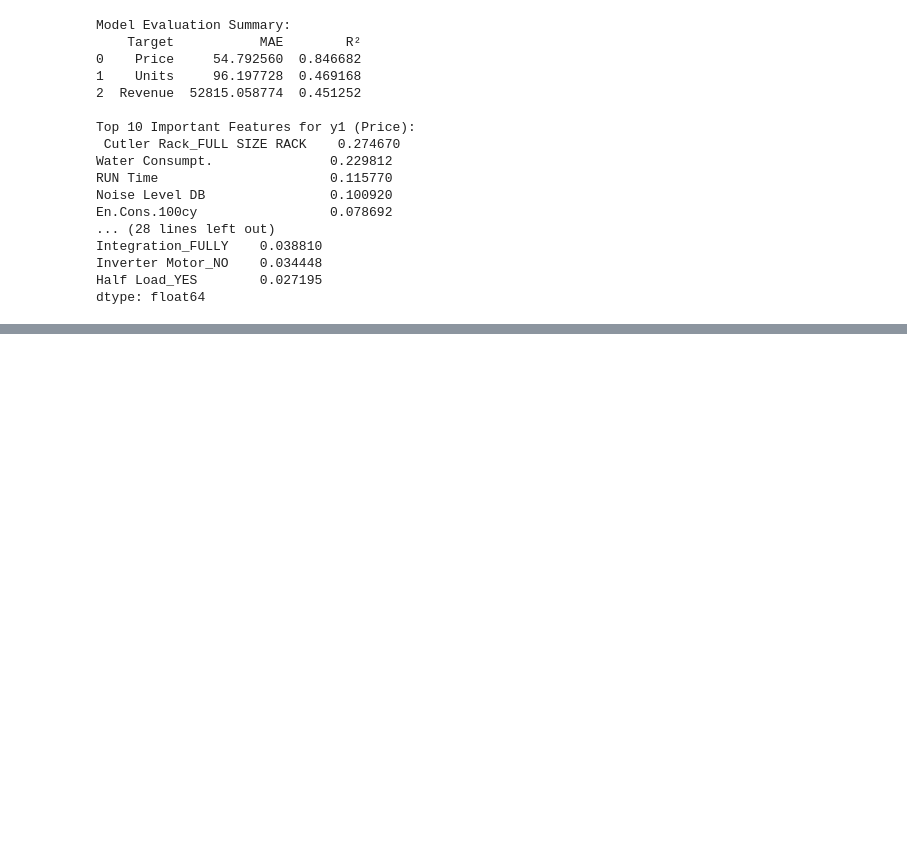
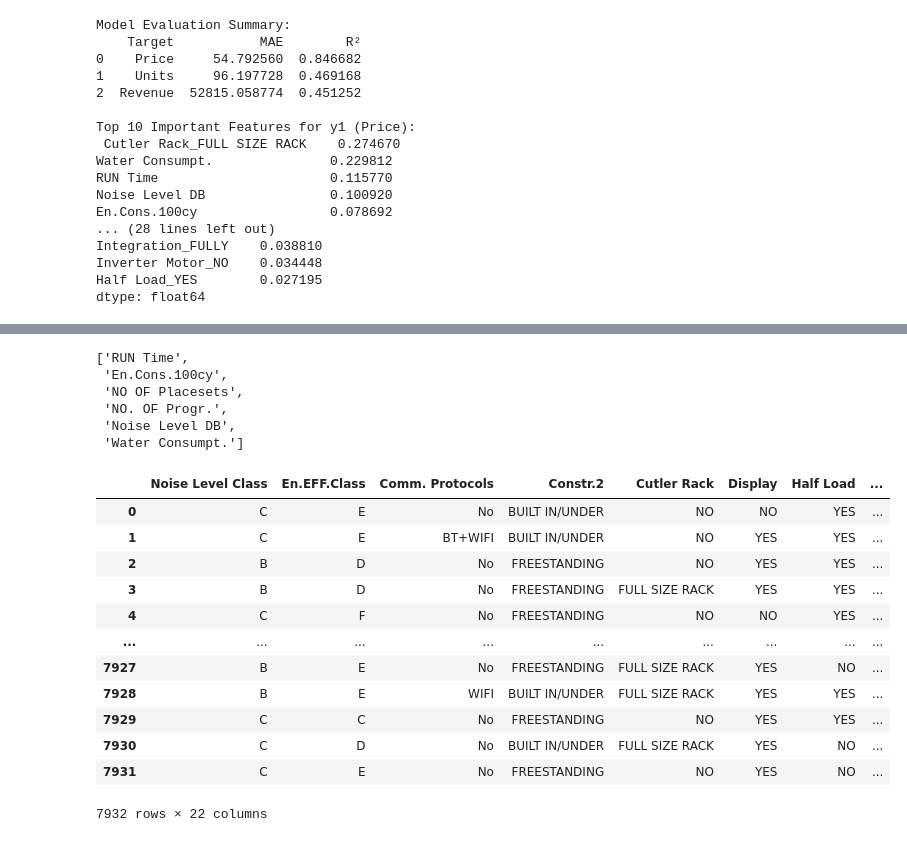
Before and after one commit to korkutanapa/stat571, a Jupyter notebook: stat571_project.ipynb, the cells around one changed output, grey strips where cells are left out. Drawn from its saved outputs; the diff is of its cells as text; code cells hidden in the pictures; blank space fills up the shorter version.

```diff
--- a/stat571_project.ipynb
+++ b/stat571_project.ipynb
@@ -515,0 +475,6 @@ dtype: float64
+# %%
+from sklearn.cluster import KMeans
+
+# 1. Identify column types
+object_cols = X.select_dtypes(include='object').columns.tolist()
+numeric_cols = X.select_dtypes(include='number').columns.tolist()
@@ -515,0 +500,45 @@ dtype: float64
+# %%
+numeric_cols
+# %% [output]
+['RUN Time',
+ 'En.Cons.100cy',
+ 'NO OF Placesets',
+ 'NO. OF Progr.',
+ 'Noise Level DB',
+ 'Water Consumpt.']
+# %%
+# 2. Apply quantile binning to numeric columns
+def quantile_binning(series, q=4):
+    try:
+        binned = pd.qcut(series, q=q, duplicates='drop')
+        return binned.astype(str)
+    except:
+        return pd.Series(['NA' if pd.isna(x) else 'error' for x in series])
+
+# 3. Create a new DataFrame for Apriori
+X_binned = pd.DataFrame(index=X.index)
+
+# Keep object columns as-is
+X_binned[object_cols] = X[object_cols].astype(str)
+
+# Apply binning
+for col in numeric_cols:
+    X_binned[col] = quantile_binning(X[col])
+
+# Now X_binned is ready for Apriori
+# %%
+X_binned
+# %% [output]
+|  | Noise Level Class | En.EFF.Class | Comm. Protocols | Constr.2 | Cutler Rack | Display | Half Load | ... |
+| 0 | C | E | No | BUILT IN/UNDER | NO | NO | YES | ... |
+| 1 | C | E | BT+WIFI | BUILT IN/UNDER | NO | YES | YES | ... |
+| 2 | B | D | No | FREESTANDING | NO | YES | YES | ... |
+| 3 | B | D | No | FREESTANDING | FULL SIZE RACK | YES | YES | ... |
+| 4 | C | F | No | FREESTANDING | NO | NO | YES | ... |
+| ... | ... | ... | ... | ... | ... | ... | ... | ... |
+| 7927 | B | E | No | FREESTANDING | FULL SIZE RACK | YES | NO | ... |
+| 7928 | B | E | WIFI | BUILT IN/UNDER | FULL SIZE RACK | YES | YES | ... |
+| 7929 | C | C | No | FREESTANDING | NO | YES | YES | ... |
+| 7930 | C | D | No | BUILT IN/UNDER | FULL SIZE RACK | YES | NO | ... |
+| 7931 | C | E | No | FREESTANDING | NO | YES | NO | ... |
+7932 rows × 22 columns
```
Also changed, not shown: parts of 28 cells of this notebook.
